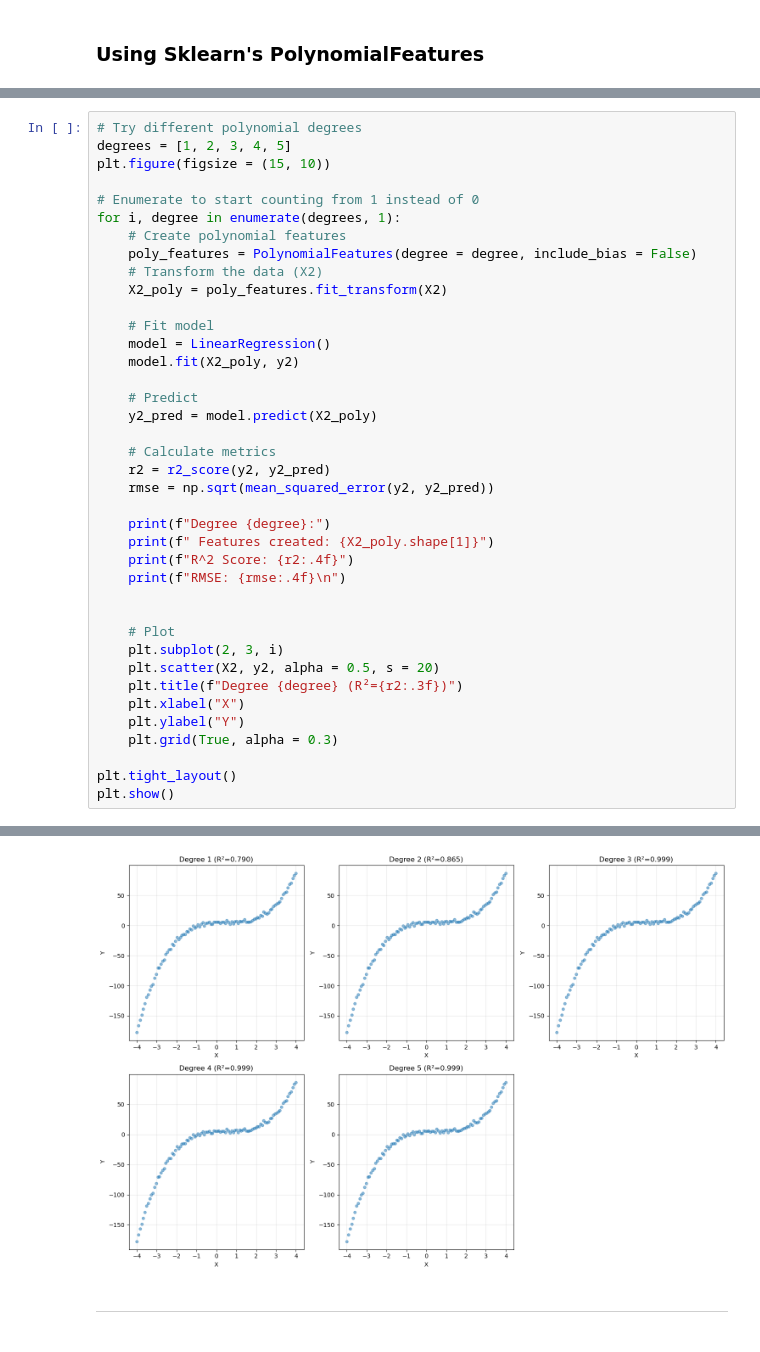
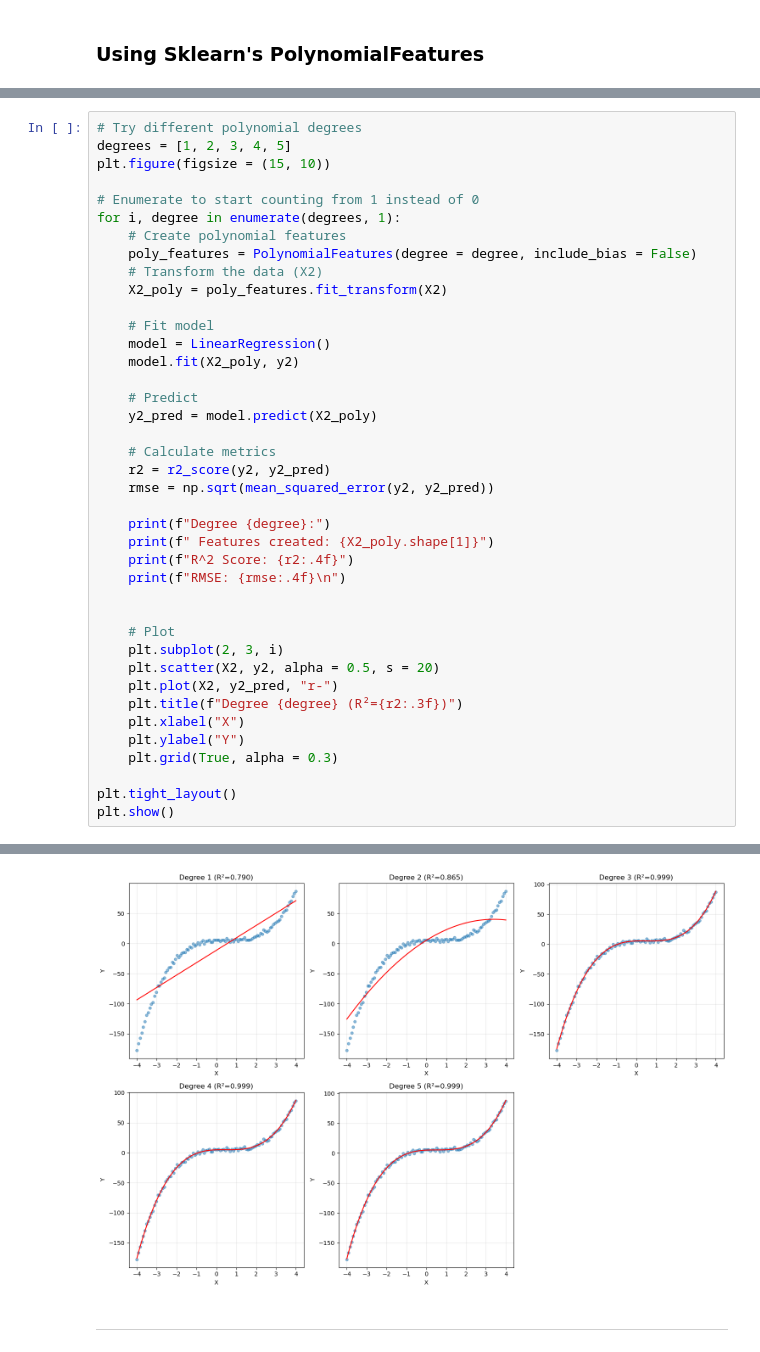
Before and after one commit to the-liyanage/from-scratch, a Jupyter notebook: regression/basic-linear-regression/polynomial-regression.ipynb, the cells around one changed output, grey strips where cells are left out. Cells and saved outputs as stored; diff of their text form.

Commit message:
graph updated

```diff
--- a/regression/basic-linear-regression/polynomial-regression.ipynb
+++ b/regression/basic-linear-regression/polynomial-regression.ipynb
@@ -97,34 +97,35 @@ for i, degree in enumerate(degrees, 1):
 
 
     # Plot
     plt.subplot(2, 3, i)
     plt.scatter(X2, y2, alpha = 0.5, s = 20)
+    plt.plot(X2, y2_pred, "r-")
     plt.title(f"Degree {degree} (R²={r2:.3f})")
     plt.xlabel("X")
     plt.ylabel("Y")
     plt.grid(True, alpha = 0.3)
 
 plt.tight_layout()
 plt.show()
 # %% [output]
 Degree 1:
  Features created: 1
 R^2 Score: 0.7900
 RMSE: 24.7617
 
 Degree 2:
  Features created: 2
 R^2 Score: 0.8648
 RMSE: 19.8686
 
 Degree 3:
  Features created: 3
 ... (8 lines left out)
 Degree 5:
  Features created: 5
 R^2 Score: 0.9988
 RMSE: 1.8370
-[figure, old version]
+[figure, new version]
 # %% [markdown]
 - --------------------------------------------------------------------------------
 # %% [markdown]
```
Also changed, not shown: parts of 3 cells of this notebook.
